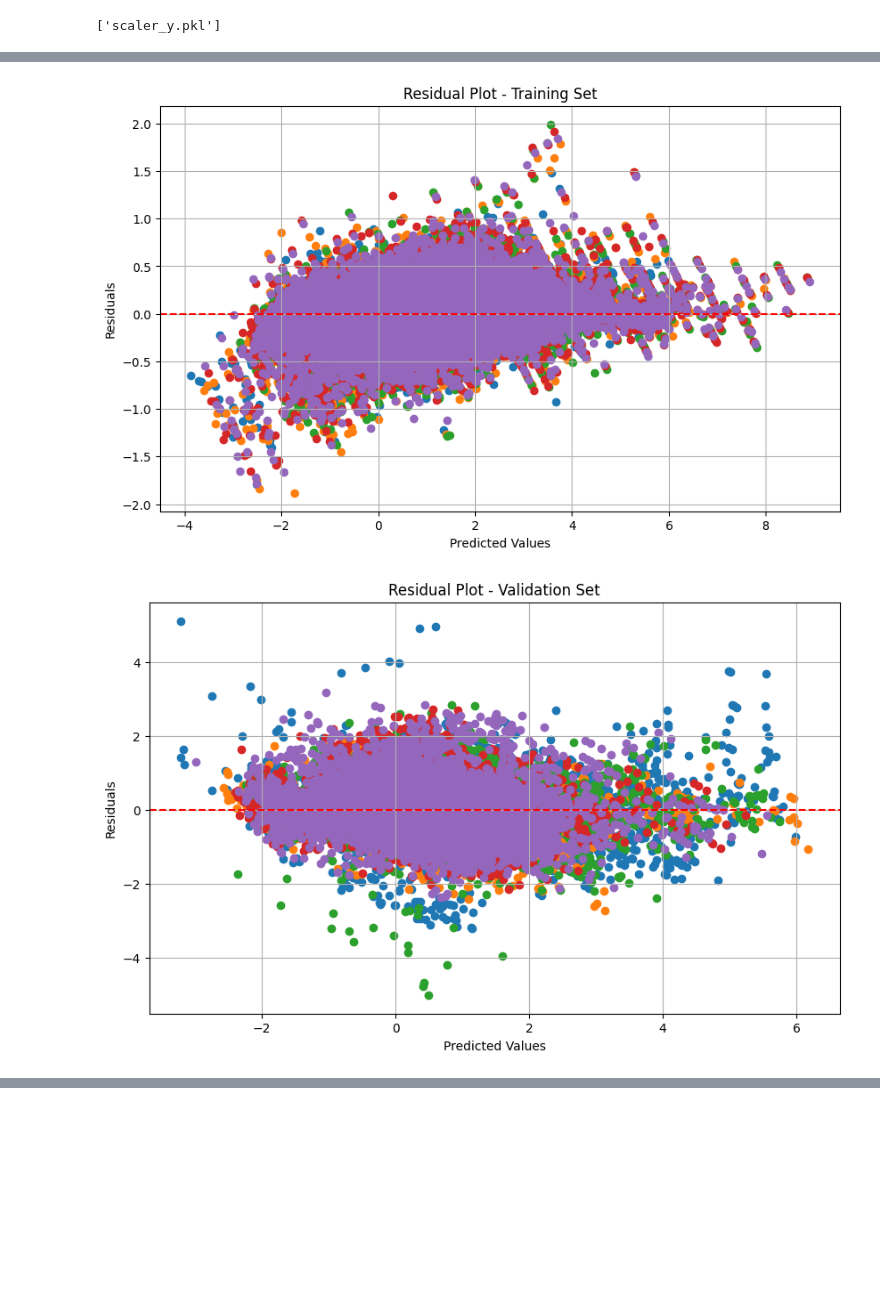
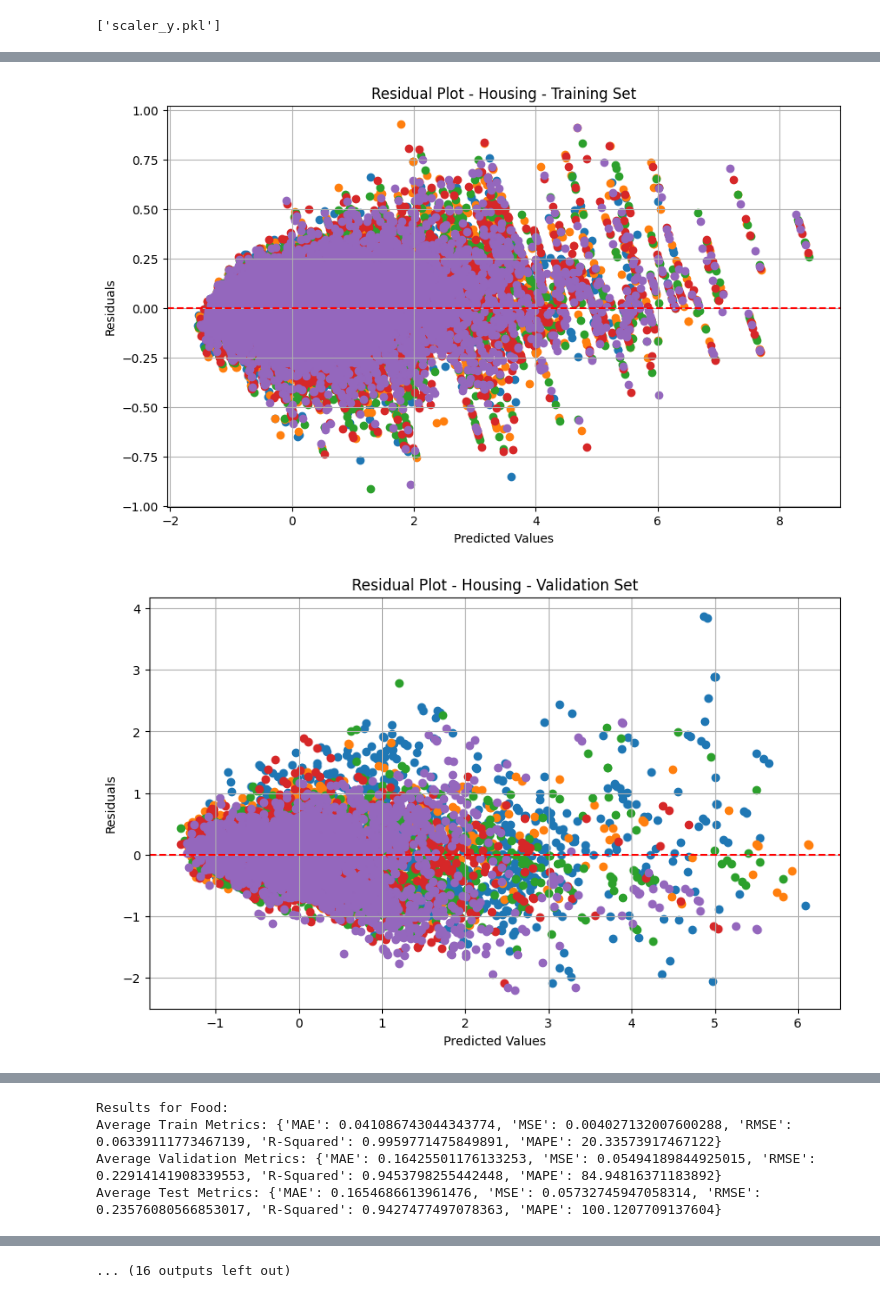
Before and after one commit to savinthie/Final_Year_Project_IDP_2024-2025, a Jupyter notebook: Model_7_Random_forest.ipynb, the cells around one changed output, grey strips where cells are left out. Drawn from its saved outputs; the diff is of its cells as text; code cells hidden in the pictures; blank space fills up the shorter version.

```diff
--- a/Model_7_Random_forest.ipynb
+++ b/Model_7_Random_forest.ipynb
@@ -99,53 +90,54 @@ def cross_val_with_evaluation(X_scaled, y_exp_scaled, kf):
     metrics_summary = {target: {'train': [], 'val': [], 'test': []} for target in target_col_list}
 
     # Store predictions for plotting residuals later
-    all_train_preds = []
-    all_val_preds = []
-    all_test_preds = []
+    all_train_preds = {target: [] for target in target_col_list}
+    all_val_preds = {target: [] for target in target_col_list}
+    all_test_preds = {target: [] for target in target_col_list}
 
     # Store actual values for plotting residuals later
-    all_train_actuals = []
-    all_val_actuals = []
-    all_test_actuals = []
+    all_train_actuals = {target: [] for target in target_col_list}
+    all_val_actuals = {target: [] for target in target_col_list}
+    all_test_actuals = {target: [] for target in target_col_list}
 
     for train_index, val_index in kf.split(X_scaled):
         print(f"Fold {fold}/{kf.get_n_splits()}")
         X_train, X_val = X_scaled[train_index], X_scaled[val_index]
         y_train, y_val = y_exp_scaled[train_index], y_exp_scaled[val_index]
 
-        # 50/50 split of remaining data for test set
+        # Split validation data further into test and validation
         X_test, X_val, y_test, y_val = train_test_split(X_val, y_val, test_size=0.5, random_state=100)
 
-        # Create and fit the Random Forest model
-        model = RandomForestRegressor(n_estimators=100, random_state=42)
-        model.fit(X_train, y_train)
+        # Loop over expense categories
+        for i, target in enumerate(target_col_list):
+            # Create and fit the Random Forest model
+            model = RandomForestRegressor(n_estimators=100, random_state=42)
+            model.fit(X_train, y_train[:, i])
 
-        # Predictions
-        y_train_pred = model.predict(X_train)
-        y_val_pred = model.predict(X_val)
-        y_test_pred = model.predict(X_test)
+            # Predictions
+            y_train_pred = model.predict(X_train)
+            y_val_pred = model.predict(X_val)
+            y_test_pred = model.predict(X_test)
 
-        # Store predictions and actual values for residual plots
-        all_train_preds.append(y_train_pred)
-        all_val_preds.append(y_val_pred)
-        all_test_preds.append(y_test_pred)
+            # Store predictions and actual values for residual plots
+            all_train_preds[target].append(y_train_pred)
+            all_val_preds[target].append(y_val_pred)
+            all_test_preds[target].append(y_test_pred)
 
-        all_train_actuals.append(y_train)
-        all_val_actuals.append(y_val)
-        all_test_actuals.append(y_test)
+            all_train_actuals[target].append(y_train[:, i])
+            all_val_actuals[target].append(y_val[:, i])
+            all_test_actuals[target].append(y_test[:, i])
 
-        # Metrics calculation
-        train_metrics = calculate_metrics(y_train, y_train_pred)
-        val_metrics = calculate_metrics(y_val, y_val_pred)
-        test_metrics = calculate_metrics(y_test, y_test_pred)
+            # Metrics calculation
+            train_metrics = calculate_metrics(y_train[:, i], y_train_pred)
+            val_metrics = calculate_metrics(y_val[:, i], y_val_pred)
+            test_metrics = calculate_metrics(y_test[:, i], y_test_pred)
 
-        # Store metrics for this fold
-        for i, target in enumerate(target_col_list):
-            print(f'Model Results for {target.capitalize()} (Fold {fold}):')
+            # Store metrics for this fold
             metrics_summary[target]['train'].append(train_metrics)
             metrics_summary[target]['val'].append(val_metrics)
             metrics_summary[target]['test'].append(test_metrics)
 
+            print(f'Model Results for {target.capitalize()} (Fold {fold}):')
             print('Train Data:', train_metrics)
             print('Validation Data:', val_metrics)
             print('Test Data:', test_metrics)
@@ -167,10 +159,10 @@ def cross_val_with_evaluation(X_scaled, y_exp_scaled, kf):
         print("Average Test Metrics:", avg_test_metrics)
         print()
 
-    # Plot residuals for train, validation, and test sets
-    plot_residuals(all_train_actuals, all_train_preds, 'Training Set')
-    plot_residuals(all_val_actuals, all_val_preds, 'Validation Set')
-    plot_residuals(all_test_actuals, all_test_preds, 'Test Set')
+        # Plot residuals for each target
+        plot_residuals(all_train_actuals[target], all_train_preds[target], f'{target.capitalize()} - Training Set')
+        plot_residuals(all_val_actuals[target], all_val_preds[target], f'{target.capitalize()} - Validation Set')
+        plot_residuals(all_test_actuals[target], all_test_preds[target], f'{target.capitalize()} - Test Set')
 
     return model
 
@@ -180,7 +172,8 @@ def calculate_metrics(y_true, y_pred):
     mse = mean_squared_error(y_true, y_pred)
     rmse = np.sqrt(mse)
     r2 = r2_score(y_true, y_pred)
-    return {'MAE': mae, 'MSE': mse, 'RMSE': rmse, 'R-Squared': r2}
+    mape = np.mean(np.abs((y_true - y_pred) / y_true)) * 100
+    return {'MAE': mae, 'MSE': mse, 'RMSE': rmse, 'R-Squared': r2, 'MAPE': mape}
 
 def average_metrics(metrics_list):
     """Compute the average of the metrics."""
@@ -226,2 +219,2 @@ Average Test Metrics: {'MAE': 0.2728718080544056, 'MSE': 0.17074076021807666, 'R
-[figure, old version]
+[figure, new version]
-[figure, old version]
+[figure, new version]
@@ -228,0 +222,4 @@ Average Test Metrics: {'MAE': 0.2728718080544056, 'MSE': 0.17074076021807666, 'R
+Results for Food:
+Average Train Metrics: {'MAE': 0.041086743044343774, 'MSE': 0.004027132007600288, 'RMSE': 0.06339111773467139, 'R-Squared': 0.9959771475849891, 'MAPE': 20.33573917467122}
+Average Validation Metrics: {'MAE': 0.16425501176133253, 'MSE': 0.05494189844925015, 'RMSE': 0.22914141908339553, 'R-Squared': 0.9453798255442448, 'MAPE': 84.94816371183892}
+Average Test Metrics: {'MAE': 0.1654686613961476, 'MSE': 0.05732745947058314, 'RMSE': 0.23576080566853017, 'R-Squared': 0.9427477497078363, 'MAPE': 100.1207709137604}
@@ -229,3 +236,4 @@ Average Test Metrics: {'MAE': 0.2728718080544056, 'MSE': 0.17074076021807666, 'R
+... (16 outputs left out)
 # %%
 def get_prediction(model, input_data):
     input_data_val = input_data.values
```
Also changed, not shown: parts of 9 cells of this notebook.
